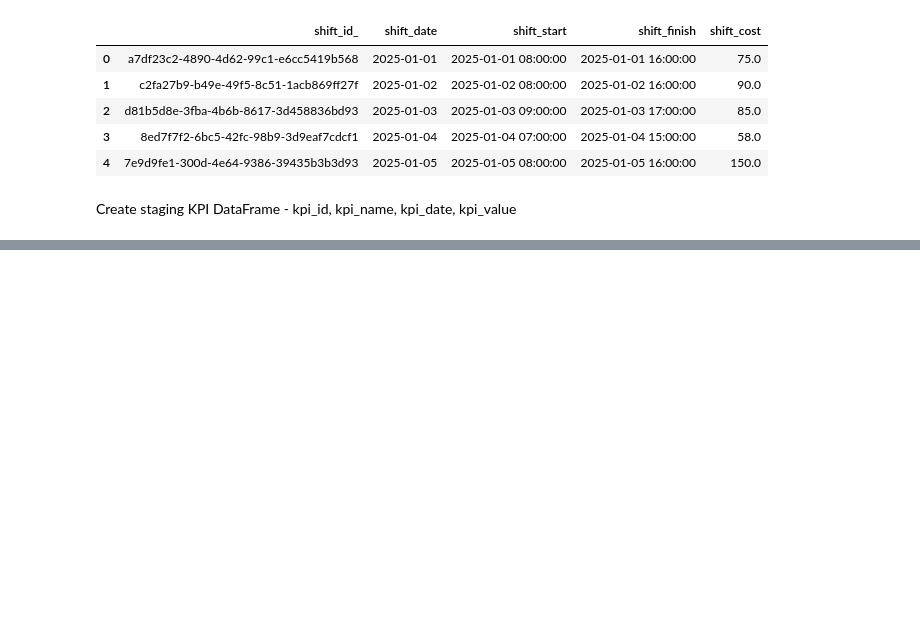
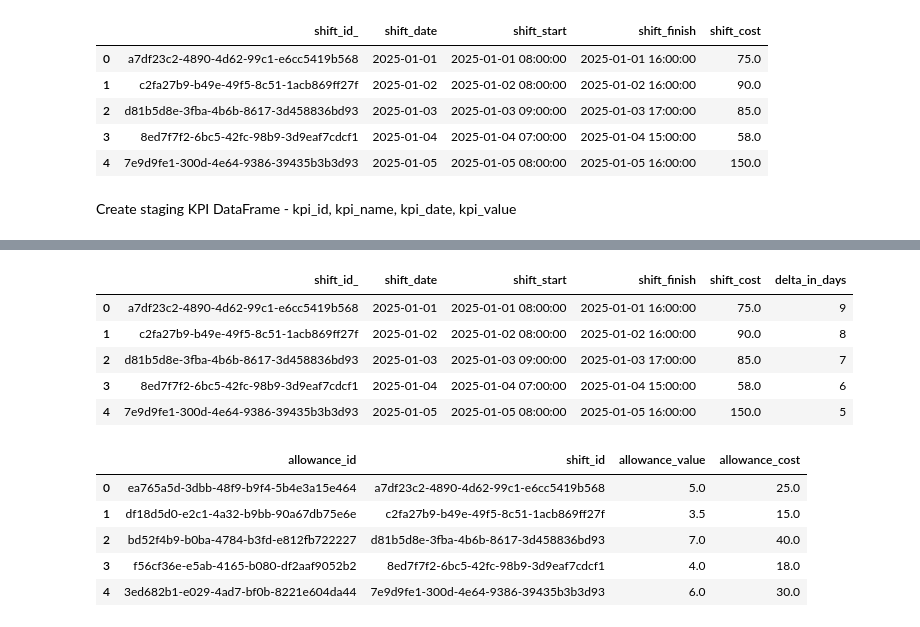
Before and after one commit to MimaJovic/hello-world, a Jupyter notebook: my_code/code.ipynb, the cells around one changed output, grey strips where cells are left out. Drawn from its saved outputs; the diff is of its cells as text; code cells hidden in the pictures; blank space fills up the shorter version.

Commit message:
Add third kpi to stg_kpis

```diff
--- a/my_code/code.ipynb
+++ b/my_code/code.ipynb
@@ -146,0 +162,21 @@ display(stg_kpis)
+# %%
+# Third new column - max allowance cost in the last 14 days
+# First part - get subset of shisfts that were in the last 14 days
+stg_shifts["shift_date"] = pd.to_datetime(stg_shifts["shift_date"])
+stg_shifts["delta_in_days"] = (pd.to_datetime("now") - stg_shifts["shift_date"]).dt.days
+sub_shifts = stg_shifts[stg_shifts["delta_in_days"] <= 14]
+display(sub_shifts)
+display(raw_allowances)
+# %% [output]
+|  | shift_id_ | shift_date | shift_start | shift_finish | shift_cost | delta_in_days |
+| 0 | a7df23c2-4890-4d62-99c1-e6cc5419b568 | 2025-01-01 | 2025-01-01 08:00:00 | 2025-01-01 16:00:00 | 75.0 | 9 |
+| 1 | c2fa27b9-b49e-49f5-8c51-1acb869ff27f | 2025-01-02 | 2025-01-02 08:00:00 | 2025-01-02 16:00:00 | 90.0 | 8 |
+| 2 | d81b5d8e-3fba-4b6b-8617-3d458836bd93 | 2025-01-03 | 2025-01-03 09:00:00 | 2025-01-03 17:00:00 | 85.0 | 7 |
+| 3 | 8ed7f7f2-6bc5-42fc-98b9-3d9eaf7cdcf1 | 2025-01-04 | 2025-01-04 07:00:00 | 2025-01-04 15:00:00 | 58.0 | 6 |
+| 4 | 7e9d9fe1-300d-4e64-9386-39435b3b3d93 | 2025-01-05 | 2025-01-05 08:00:00 | 2025-01-05 16:00:00 | 150.0 | 5 |
+|  | allowance_id | shift_id | allowance_value | allowance_cost |
+| 0 | ea765a5d-3dbb-48f9-b9f4-5b4e3a15e464 | a7df23c2-4890-4d62-99c1-e6cc5419b568 | 5.0 | 25.0 |
+| 1 | df18d5d0-e2c1-4a32-b9bb-90a67db75e6e | c2fa27b9-b49e-49f5-8c51-1acb869ff27f | 3.5 | 15.0 |
+| 2 | bd52f4b9-b0ba-4784-b3fd-e812fb722227 | d81b5d8e-3fba-4b6b-8617-3d458836bd93 | 7.0 | 40.0 |
+| 3 | f56cf36e-e5ab-4165-b080-df2aaf9052b2 | 8ed7f7f2-6bc5-42fc-98b9-3d9eaf7cdcf1 | 4.0 | 18.0 |
+| 4 | 3ed682b1-e029-4ad7-bf0b-8221e604da44 | 7e9d9fe1-300d-4e64-9386-39435b3b3d93 | 6.0 | 30.0 |
```
Also changed, not shown: parts of 3 cells of this notebook.
